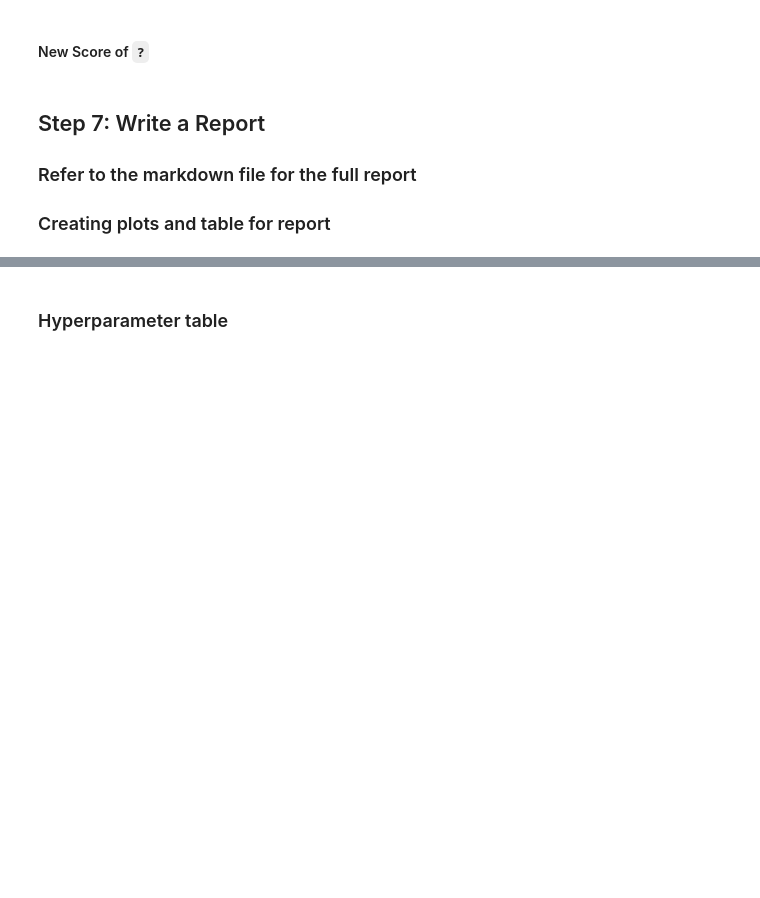
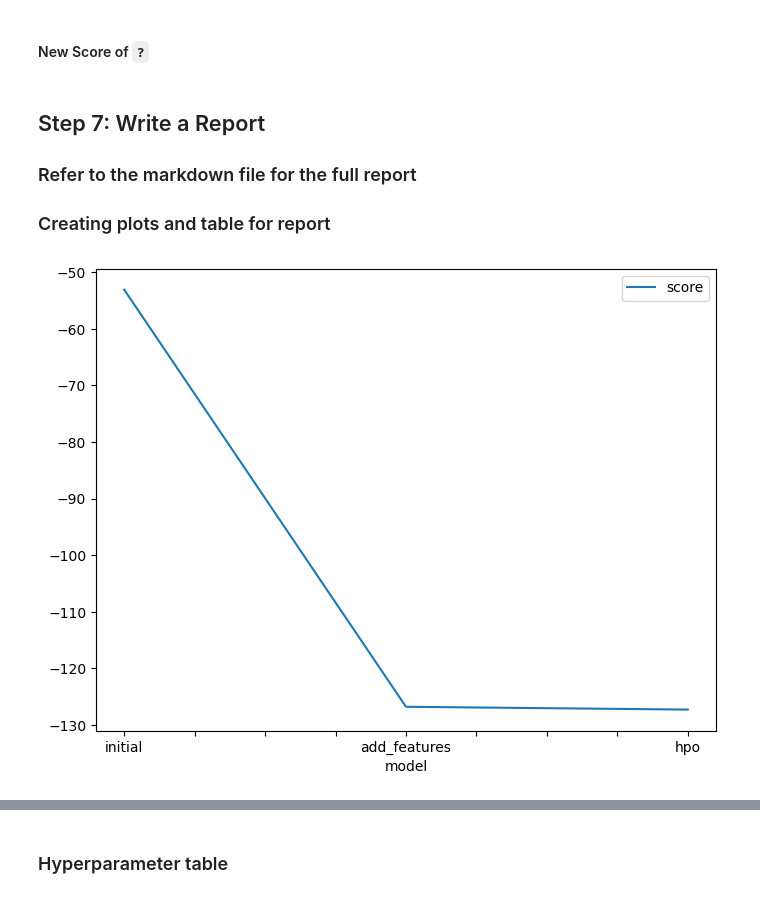
Before and after one commit to sophiya02/cd0385-project-starter, a Jupyter notebook: project/project-template.ipynb, the cells around one changed output, grey strips where cells are left out. Drawn from its saved outputs; the diff is of its cells as text; code cells hidden in the pictures; blank space fills up the shorter version.

```diff
--- a/project/project-template.ipynb
+++ b/project/project-template.ipynb
@@ -539,13 +766,15 @@ submission_new_hpo.to_csv("submission_new_hpo.csv", index=False)
 # %%
 # Taking the top model score from each training run and creating a line plot to show improvement
 # You can create these in the notebook and save them to PNG or use some other tool (e.g. google sheets, excel)
 fig = pd.DataFrame(
     {
         "model": ["initial", "add_features", "hpo"],
-        "score": [?, ?, ?]
+        "score": [-53.088295, -126.779819, -127.275790]
     }
 ).plot(x="model", y="score", figsize=(8, 6)).get_figure()
 fig.savefig('model_train_score.png')
+# %% [output]
+[figure, added]
 # %%
 # Take the 3 kaggle scores and creating a line plot to show improvement
 fig = pd.DataFrame(
```
Also changed, not shown: parts of 26 cells of this notebook, 3 other files.
